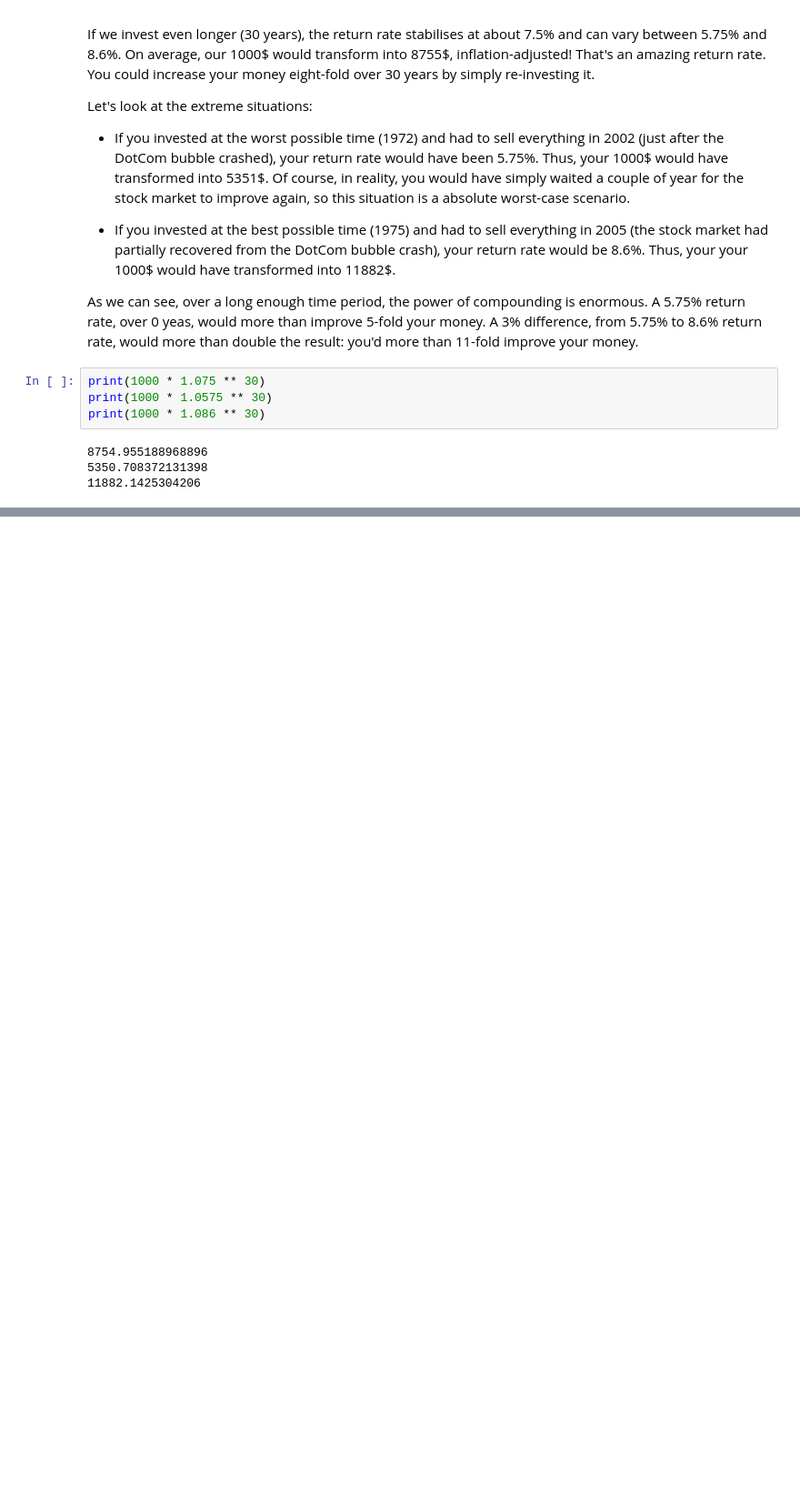
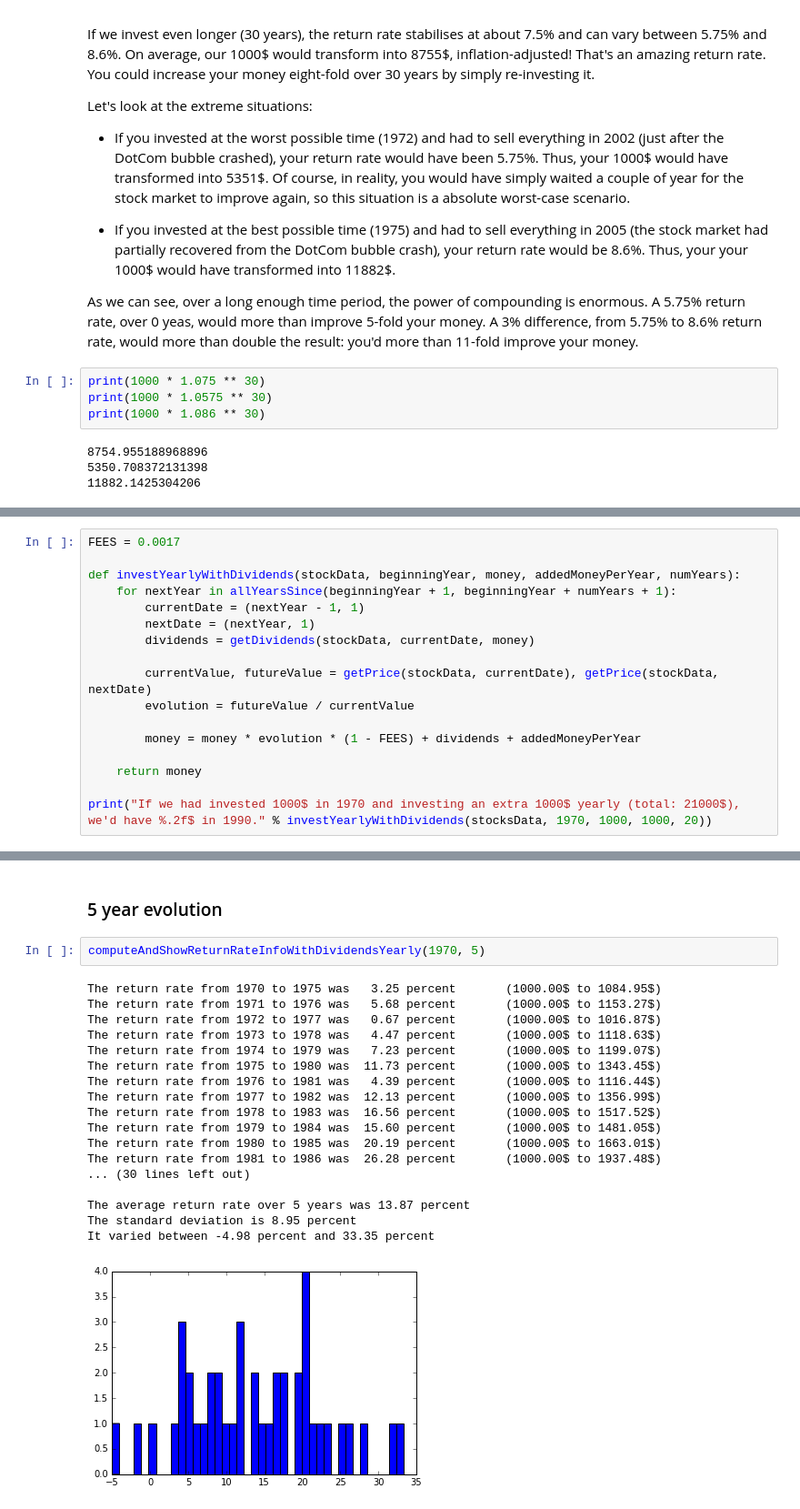
Before and after one commit to bonaert/how-good-are-stocks, a Jupyter notebook: How good are stocks?.ipynb, the cells around one changed output, grey strips where cells are left out. Shown at 91% size. Saved outputs shown, nothing was run; the diff lists cells and outputs as text; blank space fills up the shorter version.

```diff
--- a/How good are stocks?.ipynb
+++ b/How good are stocks?.ipynb
@@ -492,0 +502,17 @@ print(1000 * 1.086 ** 30)
+# %%
+FEES = 0.0017
+
+def investYearlyWithDividends(stockData, beginningYear, money, addedMoneyPerYear, numYears):
+    for nextYear in allYearsSince(beginningYear + 1, beginningYear + numYears + 1):
+        currentDate = (nextYear - 1, 1)
+        nextDate = (nextYear, 1)
+        dividends = getDividends(stockData, currentDate, money)
+
+        currentValue, futureValue = getPrice(stockData, currentDate), getPrice(stockData, nextDate)
+        evolution = futureValue / currentValue
+
+        money = money * evolution * (1 - FEES) + dividends + addedMoneyPerYear
+
+    return money
+
+print("If we had invested 1000$ in 1970 and investing an extra 1000$ yearly (total: 21000$), we'd have %.2f$ in 1990." % investYearlyWithDividends(stocksData, 1970, 1000, 1000, 20))
@@ -492,0 +567,23 @@ print(1000 * 1.086 ** 30)
+# %% [markdown]
+### 5 year evolution
+# %%
+computeAndShowReturnRateInfoWithDividendsYearly(1970, 5)
+# %% [output]
+The return rate from 1970 to 1975 was   3.25 percent       (1000.00$ to 1084.95$)
+The return rate from 1971 to 1976 was   5.68 percent       (1000.00$ to 1153.27$)
+The return rate from 1972 to 1977 was   0.67 percent       (1000.00$ to 1016.87$)
+The return rate from 1973 to 1978 was   4.47 percent       (1000.00$ to 1118.63$)
+The return rate from 1974 to 1979 was   7.23 percent       (1000.00$ to 1199.07$)
+The return rate from 1975 to 1980 was  11.73 percent       (1000.00$ to 1343.45$)
+The return rate from 1976 to 1981 was   4.39 percent       (1000.00$ to 1116.44$)
+The return rate from 1977 to 1982 was  12.13 percent       (1000.00$ to 1356.99$)
+The return rate from 1978 to 1983 was  16.56 percent       (1000.00$ to 1517.52$)
+The return rate from 1979 to 1984 was  15.60 percent       (1000.00$ to 1481.05$)
+The return rate from 1980 to 1985 was  20.19 percent       (1000.00$ to 1663.01$)
+The return rate from 1981 to 1986 was  26.28 percent       (1000.00$ to 1937.48$)
+... (30 lines left out)
+
+The average return rate over 5 years was 13.87 percent
+The standard deviation is 8.95 percent
+It varied between -4.98 percent and 33.35 percent
+[figure, added]
```
Also changed, not shown: parts of 11 cells of this notebook.
